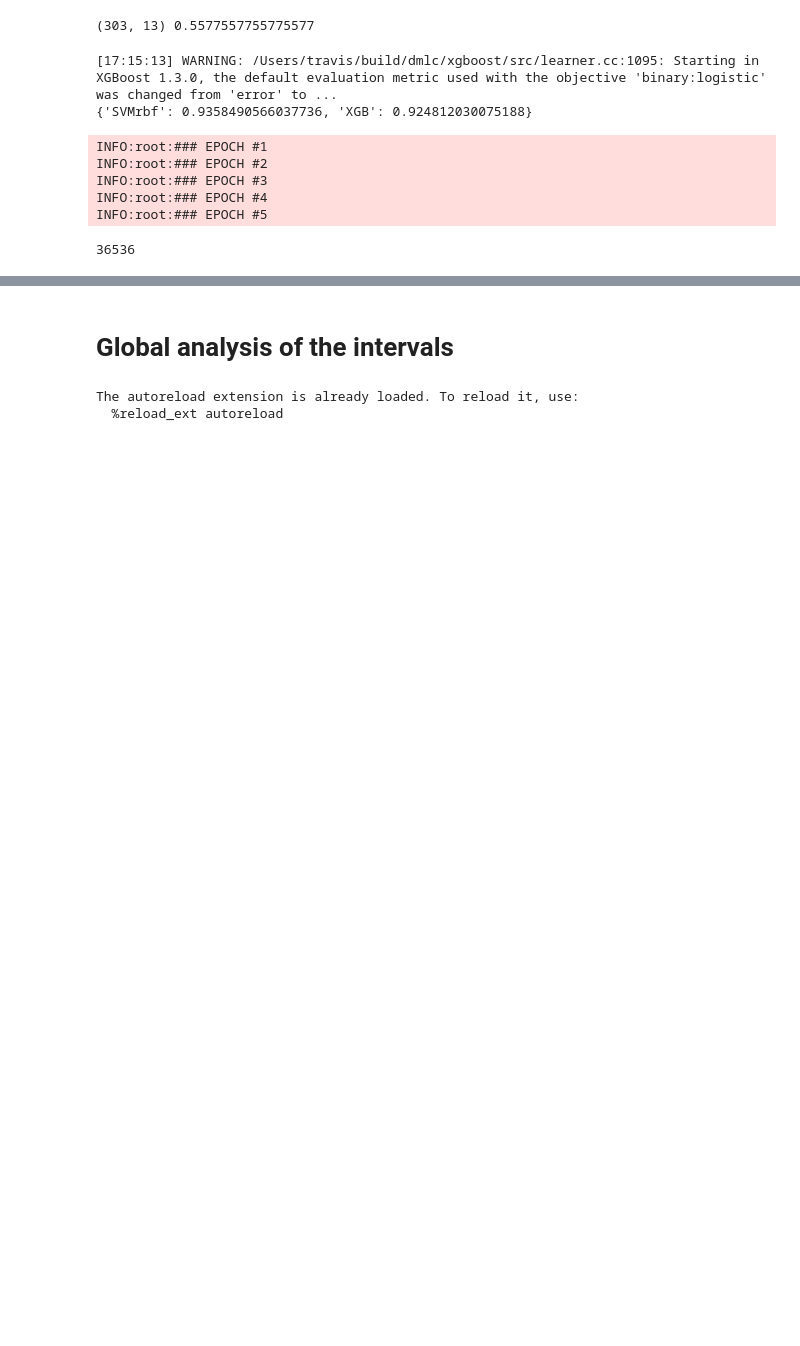
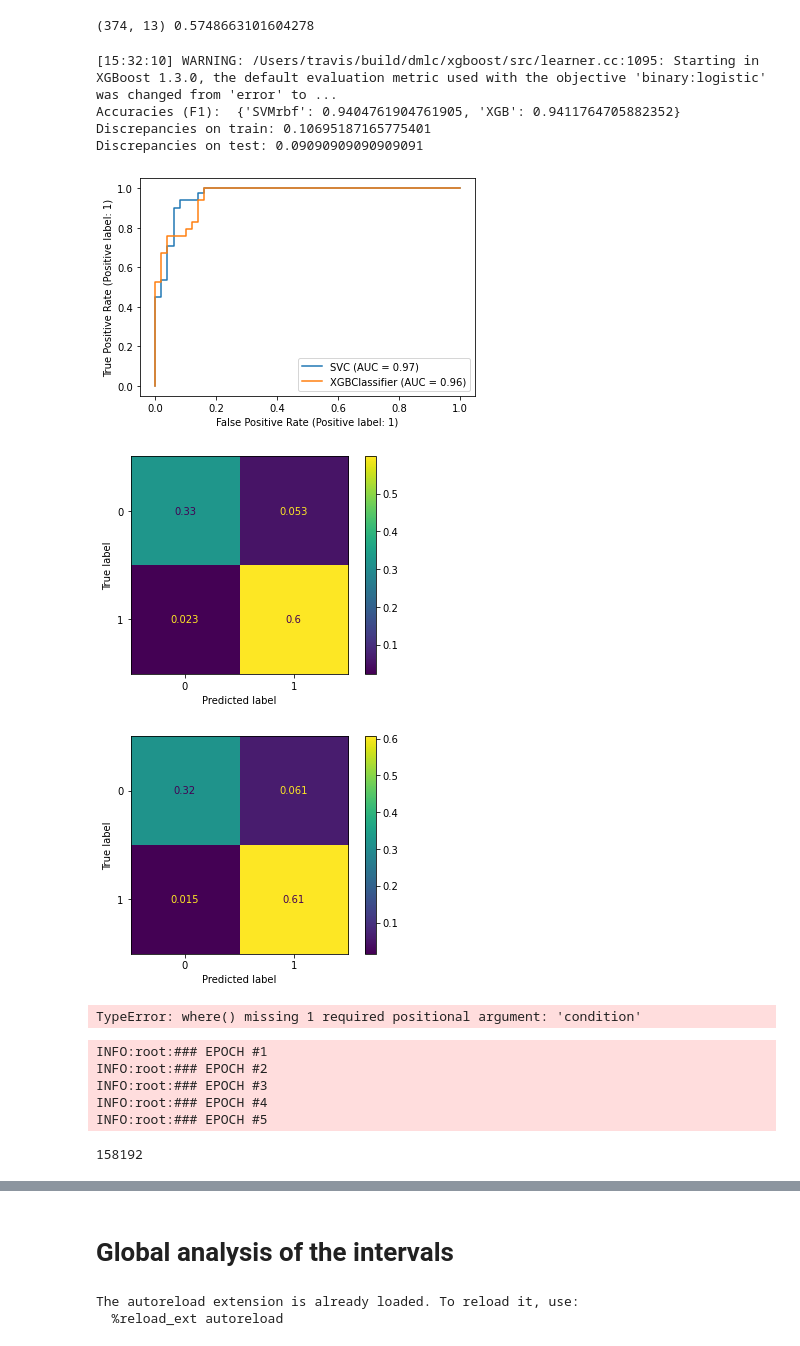
Before and after one commit to axa-rev-research/discrepancies-in-machine-learning, a Jupyter notebook: notebooks/Usecase-FAcct.ipynb, the cells around one changed output, grey strips where cells are left out. Drawn from its saved outputs; the diff is of its cells as text; code cells hidden in the pictures; blank space fills up the shorter version.

```diff
--- a/notebooks/Usecase-FAcct.ipynb
+++ b/notebooks/Usecase-FAcct.ipynb
@@ -16,36 +16,66 @@ import matplotlib.pyplot as plt
 ### Get data and fit a pool of classifiers on it
 
 #X_train, X_test, y_train, y_test, scaler, feature_names, target_names, cat_names = datasets.get_dataset(dataset='adult-cat')
-X_train, X_test, y_train, y_test, scaler, feature_names, target_names, cat_names = datasets.get_dataset(dataset='boston', test_size=0.4)
+X_train, X_test, y_train, y_test, scaler, feature_names, target_names, cat_names = datasets.get_dataset(dataset='boston', test_size=0.26)
 
 print(X_train.shape, y_train.mean())
 cont_names = list(set(feature_names) - set(cat_names))
 # %% [output]
-(303, 13) 0.5577557755775577
+(374, 13) 0.5748663101604278
+# %%
+pool1 = pool.BasicPool()
+pool1 = pool1.fit(X_train, y_train)
+
+preds = pool1.predict(X_test)
+from sklearn.metrics import f1_score
+
+print("Accuracies (F1): ", {c: f1_score(y_test, preds[c]) for c in preds.columns})
+print("Discrepancies on train:", pool1.predict_discrepancies(X_train).mean())
+print("Discrepancies on test:", pool1.predict_discrepancies(X_test).mean())
+
+from sklearn.metrics import plot_precision_recall_curve, plot_roc_curve, plot_confusion_matrix
+
+
+classifiers = [pool1.models["SVMrbf"], pool1.models["XGB"]]
+ax = plt.gca()
+for i in classifiers:
+    plot_roc_curve(i, X_test, y_test, ax=ax)
+
+
+#plot_roc_curve(pool1.models["SVMrbf"], X_test, y_test)
+#plot_roc_curve(pool1.models["RF200"], X_test, y_test)
+
+plot_confusion_matrix(classifiers[0], X_test, y_test, normalize='all')
+plt.show()
+plot_confusion_matrix(classifiers[1], X_test, y_test, normalize='all')
+plt.show()
+
+errors1 = np.where()
+print("Common errors", 1)
+# %% [output]
+[15:32:10] WARNING: /Users/travis/build/dmlc/xgboost/src/learner.cc:1095: Starting in XGBoost 1.3.0, the default evaluation metric used with the objective 'binary:logistic' was changed from 'error' to ...
+Accuracies (F1):  {'SVMrbf': 0.9404761904761905, 'XGB': 0.9411764705882352}
+Discrepancies on train: 0.10695187165775401
+Discrepancies on test: 0.09090909090909091
+[figure, added]
+[figure, added]
+[figure, added]
+TypeError: where() missing 1 required positional argument: 'condition'
 # %%
+%%time
 
-pool1 = pool.BasicPool()
-pool1 = pool1.fit(X_train, y_train)
-
-preds = pool1.predict(X_test)
-from sklearn.metrics import f1_score
-print({c: f1_score(y_test, preds[c]) for c in preds.columns})
-
-
-p2g = pool2graph_cat_FJ2_2.pool2graph(X_train, y_train, pool1, k_init=30, categorical_names=cat_names)
+p2g = pool2graph_cat_FJ2_2.pool2graph(X_train, y_train, pool1, k_init=100, categorical_names=cat_names)
 #p2g = pool2graph.pool2graph(X_train, y_train, pool1, k_init=3)
 
 p2g.fit(max_epochs=5)#5?
 print(len(p2g.G.nodes))
 # %% [output]
-[17:15:13] WARNING: /Users/travis/build/dmlc/xgboost/src/learner.cc:1095: Starting in XGBoost 1.3.0, the default evaluation metric used with the objective 'binary:logistic' was changed from 'error' to ...
-{'SVMrbf': 0.9358490566037736, 'XGB': 0.924812030075188}
+INFO:root:### EPOCH #1
+INFO:root:### EPOCH #2
+INFO:root:### EPOCH #3
+INFO:root:### EPOCH #4
+INFO:root:### EPOCH #5
-INFO:root:### EPOCH #1
-INFO:root:### EPOCH #2
-INFO:root:### EPOCH #3
-INFO:root:### EPOCH #4
-INFO:root:### EPOCH #5
+158192
-36536
 # %%
 from discrepancies import discrepancies_intervals
 intervals = discrepancies_intervals.get_discrepancies_intervals(p2g.G)
```
Also changed, not shown: parts of 9 cells of this notebook, 8 other files.
